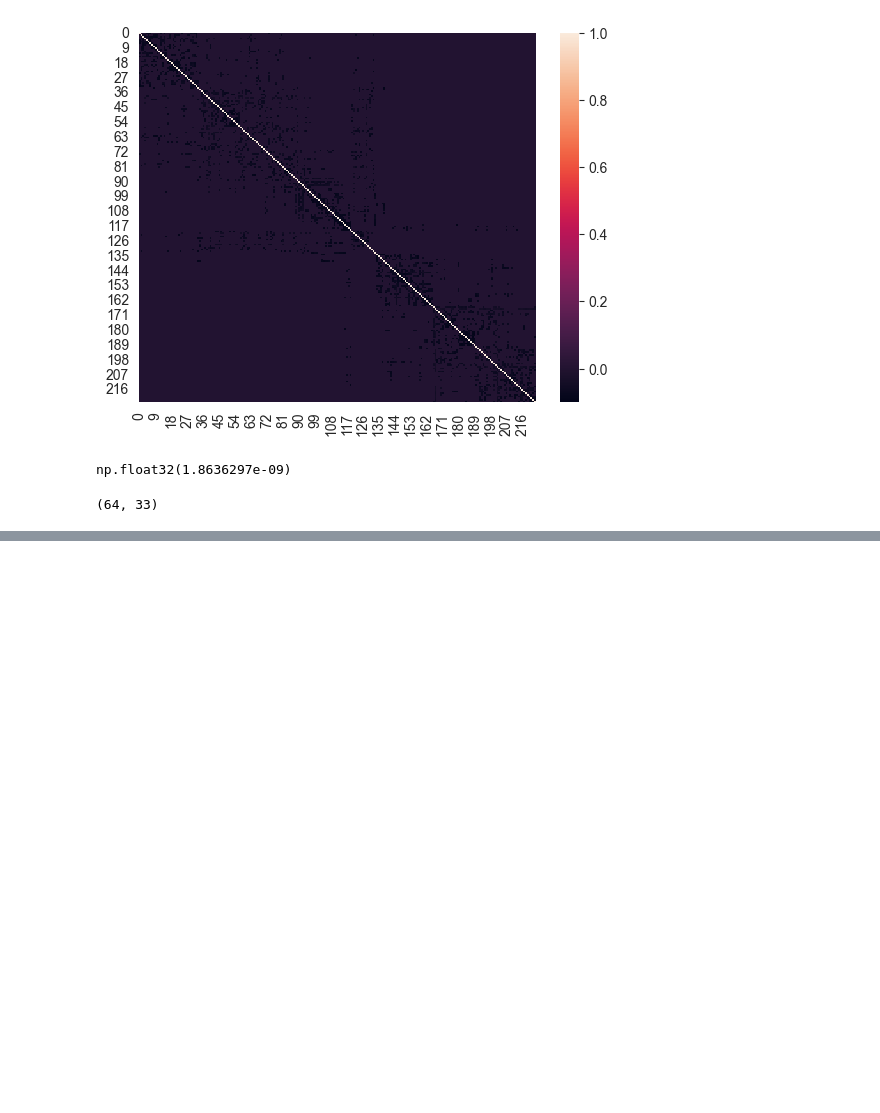
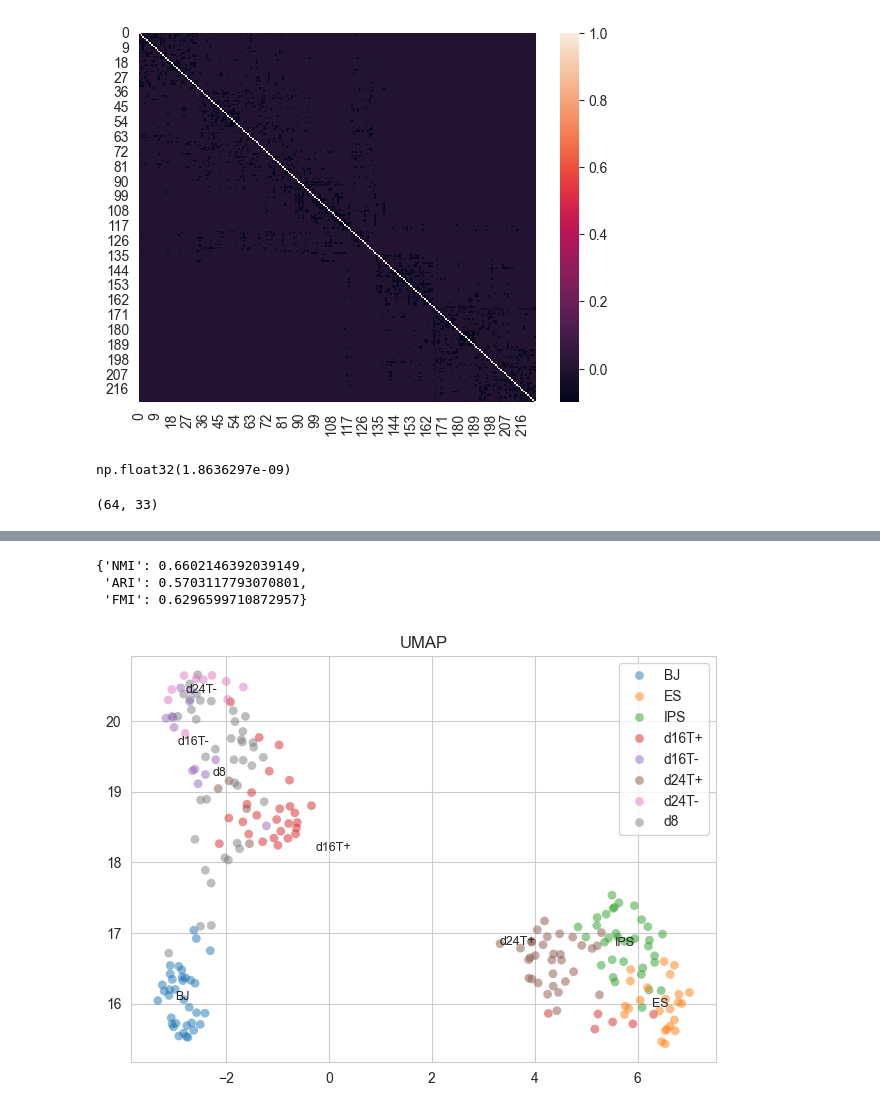
Before and after one commit to congfeng4/SCOIT, a Jupyter notebook: hgnn_sc_GEM.ipynb, the cells around one changed output, grey strips where cells are left out. Drawn from its saved outputs; the diff is of its cells as text; code cells hidden in the pictures; blank space fills up the shorter version.

```diff
--- a/hgnn_sc_GEM.ipynb
+++ b/hgnn_sc_GEM.ipynb
@@ -272,3 +263,10 @@ umap_visualize(C, labels)
+# %%
+umap_visualize(expression_data_clean, labels)
+# %% [output]
+{'NMI': 0.6602146392039149,
+ 'ARI': 0.5703117793070801,
+ 'FMI': 0.6296599710872957}
+[figure, added]
 # %%
 umap_visualize(Xp0, labels)
 # %% [output]
```
Also changed, not shown: parts of 15 cells of this notebook, 3 other files.
